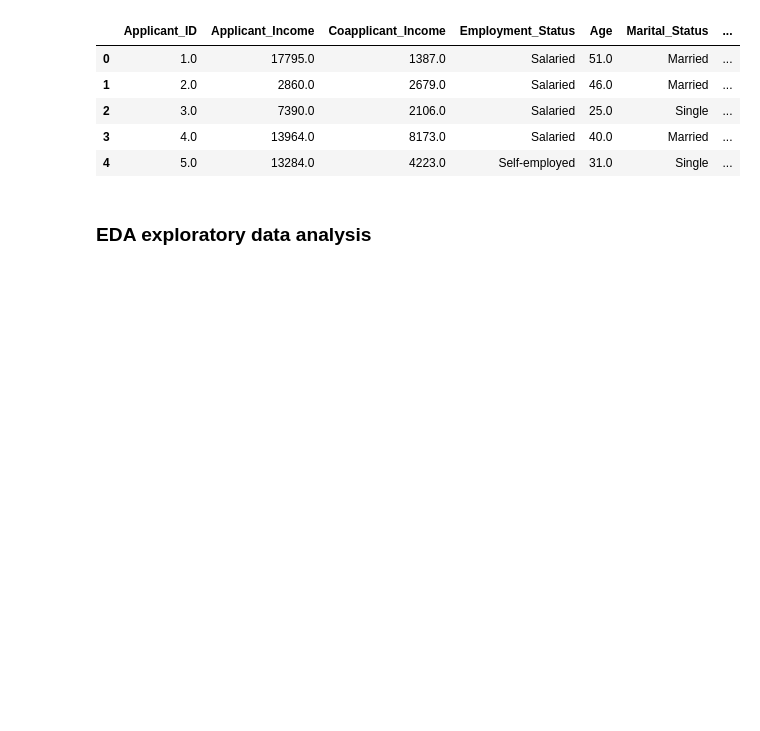
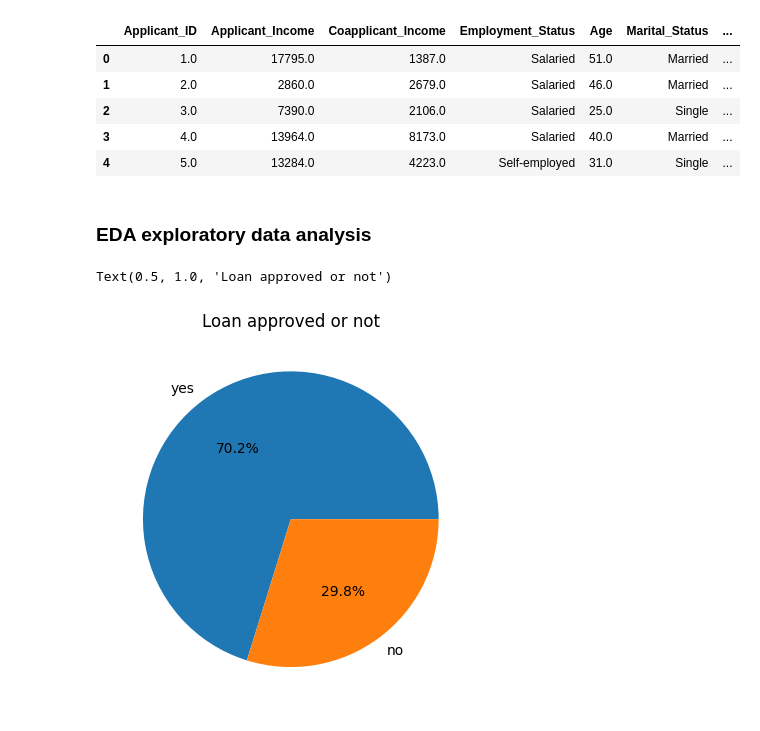
Before and after one commit to FatimaAjmal89/CreditWise_Loan_System, a Jupyter notebook: project.ipynb, the cells around one changed output. Saved outputs shown, nothing was run; the diff lists cells and outputs as text; code cells hidden in the pictures; blank space fills up the shorter version.

Commit message:
Checking loan score by pie chart

```diff
--- a/project.ipynb
+++ b/project.ipynb
@@ -83,3 +84,10 @@ LOAN_DF.head()
 | 4 | 5.0 | 13284.0 | 4223.0 | Self-employed | 31.0 | Single | ... |
 # %% [markdown]
 ### EDA exploratory data analysis
+# %%
+classes_count = LOAN_DF['Loan_Approved'].value_counts()
+plt.pie(classes_count , labels = ["yes" , "no"] , autopct = "%1.1f%%")
+plt.title("Loan approved or not")
+# %% [output]
+Text(0.5, 1.0, 'Loan approved or not')
+[figure, added]
```
Also changed, not shown: parts of 1 cell of this notebook.
